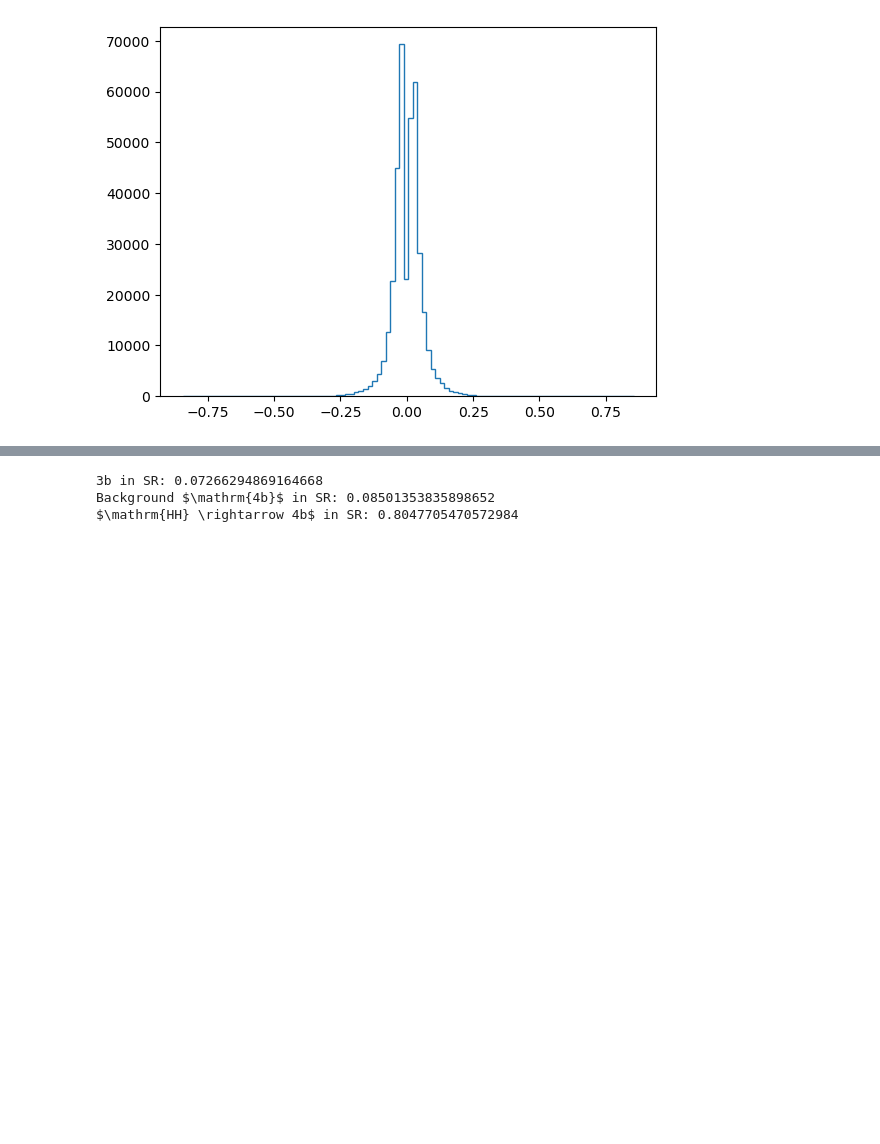
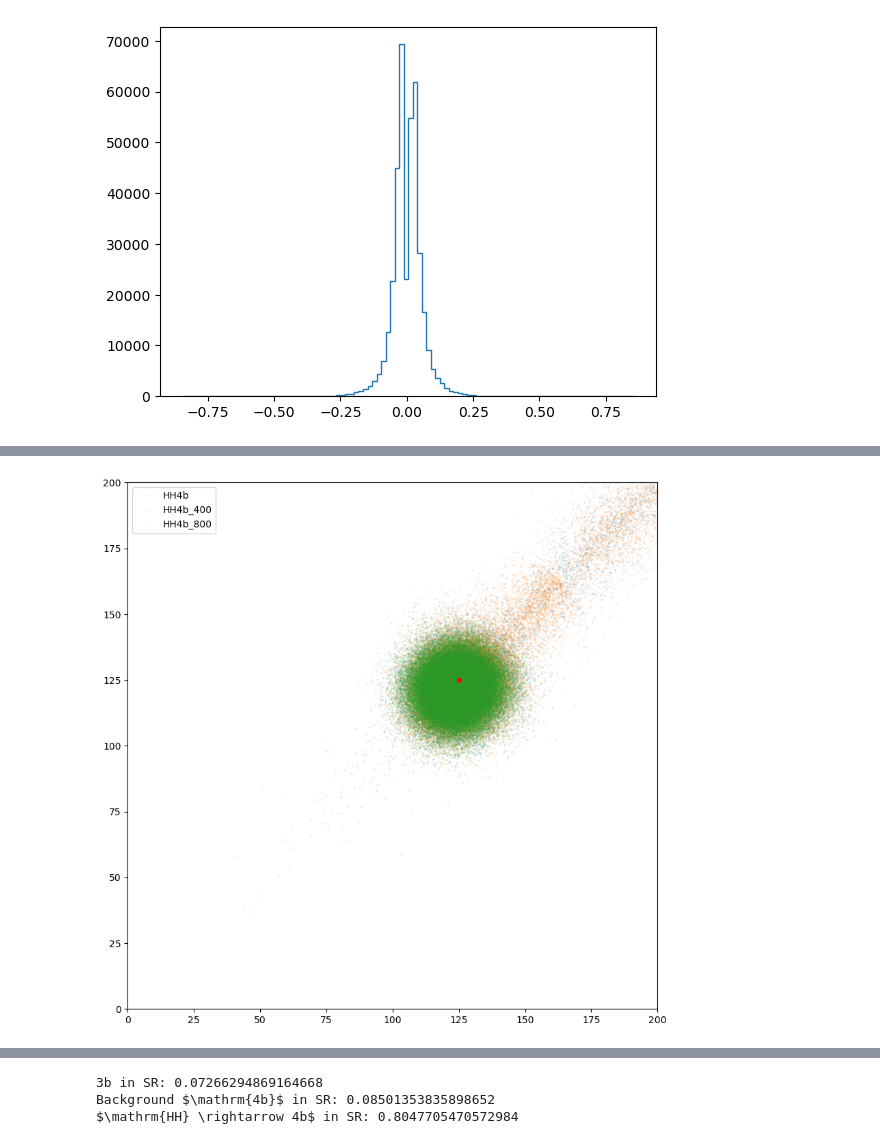
Before and after one commit to soheunyi/SRFinder, a Jupyter notebook: soheun/notebooks/eda.ipynb, the cells around one changed output, grey strips where cells are left out. Cells and saved outputs as stored; diff of their text form; code cells hidden in the pictures; blank space fills up the shorter version.

```diff
--- a/soheun/notebooks/eda.ipynb
+++ b/soheun/notebooks/eda.ipynb
@@ -257,0 +353,28 @@ plt.close()
+# %%
+import matplotlib.pyplot as plt
+import numpy as np
+
+fig, ax = plt.subplots(figsize=(10, 10))
+for label, df in [("HH4b", df_hh4b), ("HH4b_400", df_hh4b_400), ("HH4b_800", df_hh4b_800)]:
+    m_diff = np.stack(
+        [df["m01"] - df["m23"],
+        df["m02"] - df["m13"],
+        df["m03"] - df["m12"],
+        ], axis=1)
+    m_diff = np.abs(m_diff)
+    m_diff_argmin = np.argmin(m_diff, axis=1)
+    m1 = np.where(m_diff_argmin == 0, df["m01"],
+                    np.where(m_diff_argmin == 1, df["m02"], df["m03"]))
+    m2 = np.where(m_diff_argmin == 0, df["m23"],
+                    np.where(m_diff_argmin == 1, df["m13"], df["m12"]))
+    ax.plot(m1, m2, "o", alpha=0.1, markersize=1, label=label)
+
+ax.plot(125, 125, "o", markersize=4, color="red")
+ax.set_xlim(0, 200)
+ax.set_ylim(0, 200)
+
+ax.legend()
+plt.show()
+plt.close()
+# %% [output]
+[figure, added]
```
Also changed, not shown: parts of 8 cells of this notebook, 31 other files.
